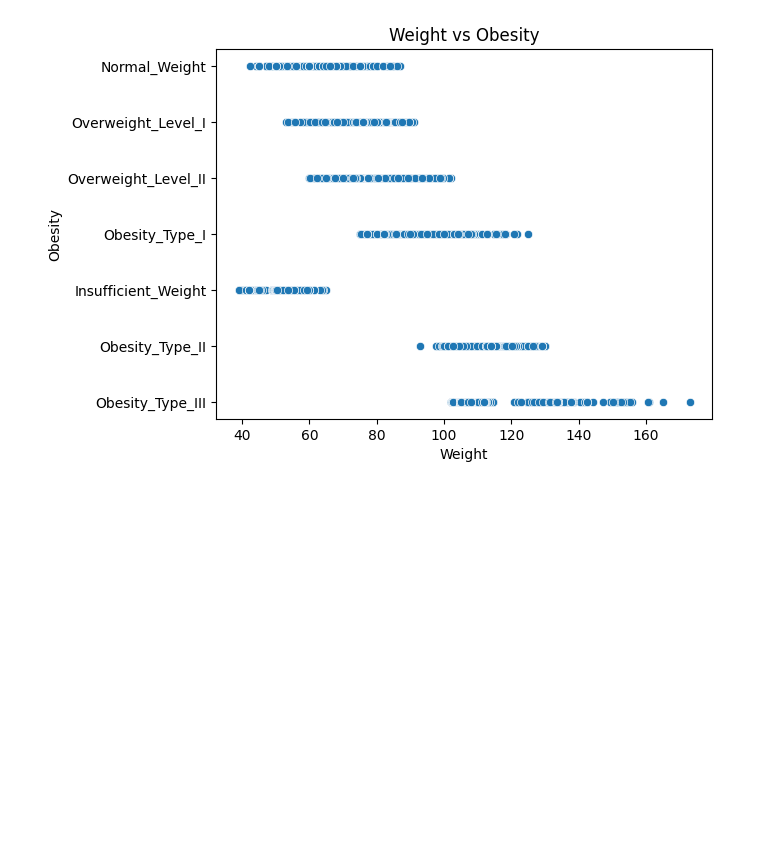
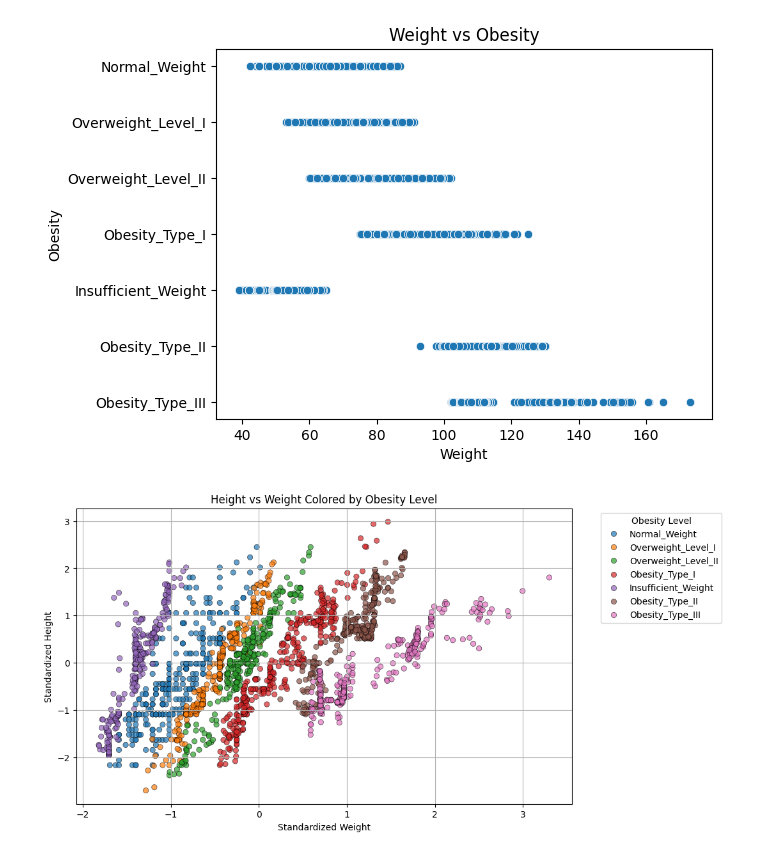
Before and after one commit to RonitT1234/Obesity_Research_Project, a Jupyter notebook: RonitResearchProject.ipynb, the cells around one changed output. Saved outputs shown, nothing was run; the diff lists cells and outputs as text; code cells hidden in the pictures; blank space fills up the shorter version.

```diff
--- a/RonitResearchProject.ipynb
+++ b/RonitResearchProject.ipynb
@@ -69,3 +70,25 @@ plt.title('Weight vs Obesity')
 plt.show()
 # %% [output]
 [figure]
+# %%
+import seaborn as sns
+import matplotlib.pyplot as plt
+from sklearn.preprocessing import StandardScaler
+
+# Standardize Weight and Height columns in df
+scaler = StandardScaler()
+df[['Weight', 'Height']] = scaler.fit_transform(df[['Weight', 'Height']])
+
+# Plot directly from df
+plt.figure(figsize=(10, 6))
+sns.scatterplot(data=df, x='Weight', y='Height', hue='NObeyesdad', palette='tab10', edgecolor='k', alpha=0.7)
+
+plt.title("Height vs Weight Colored by Obesity Level")
+plt.xlabel("Standardized Weight")
+plt.ylabel("Standardized Height")
+plt.legend(title="Obesity Level", bbox_to_anchor=(1.05, 1), loc='upper left')
+plt.grid(True)
+#plt.tight_layout()
+plt.show()
+# %% [output]
+[figure, added]
```
Also changed, not shown: parts of 2 cells of this notebook.
